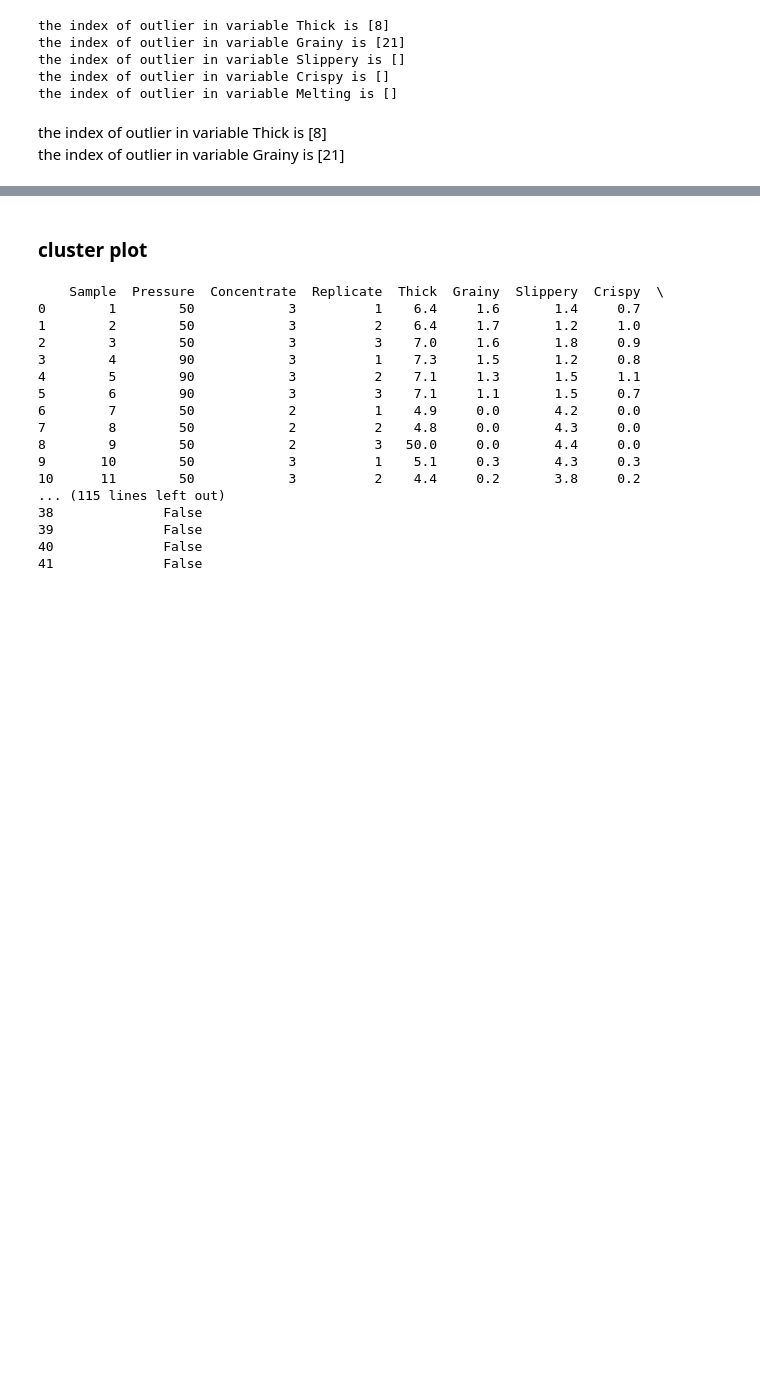
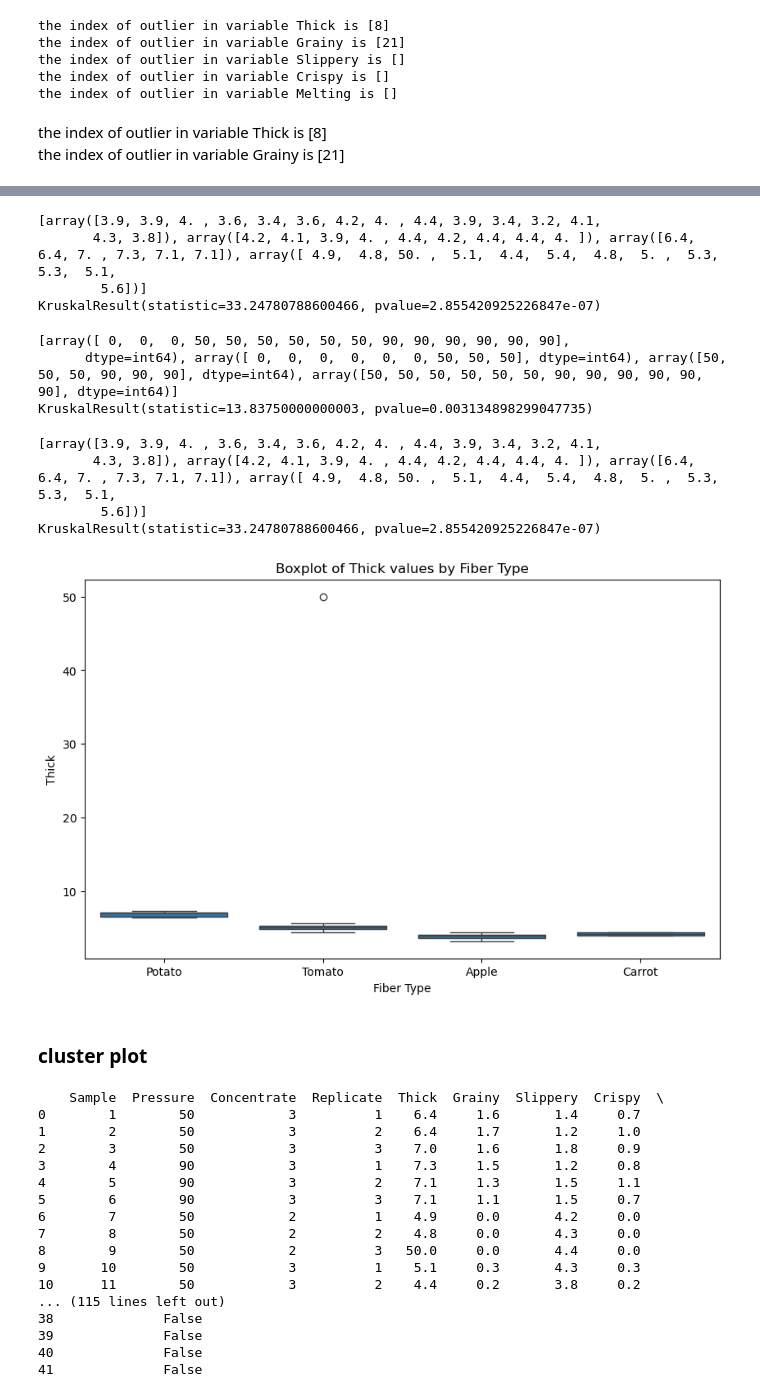
Before and after one commit to Jadelu03/M2_project, a Jupyter notebook: Task1Draft.ipynb, the cells around one changed output, grey strips where cells are left out. Drawn from its saved outputs; the diff is of its cells as text; code cells hidden in the pictures; blank space fills up the shorter version.

```diff
--- a/Task1Draft.ipynb
+++ b/Task1Draft.ipynb
@@ -126,3 +165,52 @@ the index of outlier in variable Grainy is [21]
+# %%
+import pandas as pd
+from scipy import stats
+
+# Group the Thick values by Fiber_Type
+grouped_data = [group['Thick'].values for name, group in df.groupby('Fiber_Type')]
+print(grouped_data)
+
+# Perform Kruskal-Wallis test
+kruskal_test = stats.kruskal(*grouped_data)  # Pass the groups as arguments
+print(kruskal_test)
+# %% [output]
+[array([3.9, 3.9, 4. , 3.6, 3.4, 3.6, 4.2, 4. , 4.4, 3.9, 3.4, 3.2, 4.1,
+       4.3, 3.8]), array([4.2, 4.1, 3.9, 4. , 4.4, 4.2, 4.4, 4.4, 4. ]), array([6.4, 6.4, 7. , 7.3, 7.1, 7.1]), array([ 4.9,  4.8, 50. ,  5.1,  4.4,  5.4,  4.8,  5. ,  5.3,  5.3,  5.1,
+        5.6])]
+KruskalResult(statistic=33.24780788600466, pvalue=2.855420925226847e-07)
+# %%
+# Group the Thick values by Fiber_Type
+grouped_data = [group['Pressure'].values for name, group in df.groupby('Fiber_Type')]
+print(grouped_data)
+
+# Perform Kruskal-Wallis test
+kruskal_test = stats.kruskal(*grouped_data)  # Pass the groups as arguments
+print(kruskal_test)
+# %% [output]
+[array([ 0,  0,  0, 50, 50, 50, 50, 50, 50, 90, 90, 90, 90, 90, 90],
+      dtype=int64), array([ 0,  0,  0,  0,  0,  0, 50, 50, 50], dtype=int64), array([50, 50, 50, 90, 90, 90], dtype=int64), array([50, 50, 50, 50, 50, 50, 90, 90, 90, 90, 90, 90], dtype=int64)]
+KruskalResult(statistic=13.83750000000003, pvalue=0.003134898299047735)
+# %%
+grouped_data = [group['Thick'].values for name, group in df.groupby('Fiber_Type')]
+print(grouped_data)
+
+# Perform Kruskal-Wallis test
+kruskal_test = stats.kruskal(*grouped_data)
+print(kruskal_test)
+
+# Create a boxplot
+plt.figure(figsize=(10, 6))
+sns.boxplot(x='Fiber_Type', y='Thick', data=df)
+plt.title('Boxplot of Thick values by Fiber Type')
+plt.xlabel('Fiber Type')
+plt.ylabel('Thick')
+plt.show()
+# %% [output]
+[array([3.9, 3.9, 4. , 3.6, 3.4, 3.6, 4.2, 4. , 4.4, 3.9, 3.4, 3.2, 4.1,
+       4.3, 3.8]), array([4.2, 4.1, 3.9, 4. , 4.4, 4.2, 4.4, 4.4, 4. ]), array([6.4, 6.4, 7. , 7.3, 7.1, 7.1]), array([ 4.9,  4.8, 50. ,  5.1,  4.4,  5.4,  4.8,  5. ,  5.3,  5.3,  5.1,
+        5.6])]
+KruskalResult(statistic=33.24780788600466, pvalue=2.855420925226847e-07)
+[figure, added]
 # %% [markdown]
 ### cluster plot
 # %%
```
Also changed, not shown: parts of 6 cells of this notebook, 1 other file.
